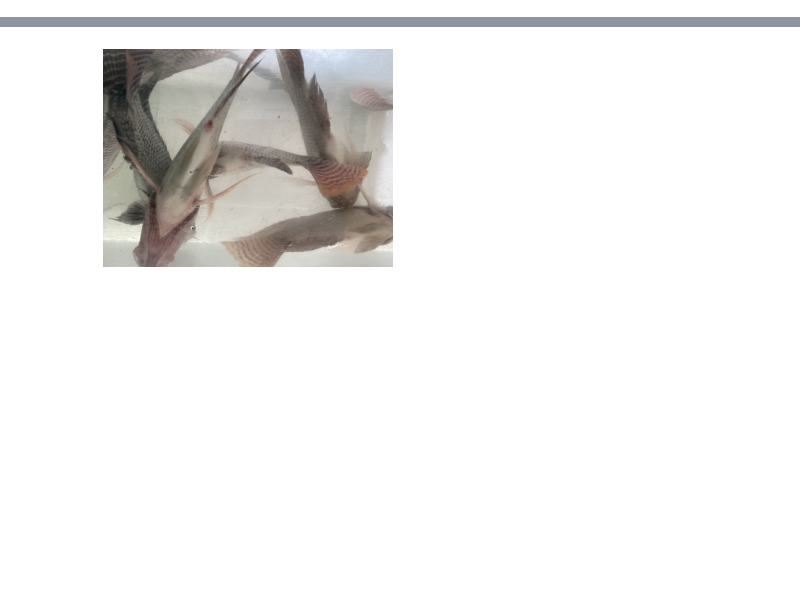
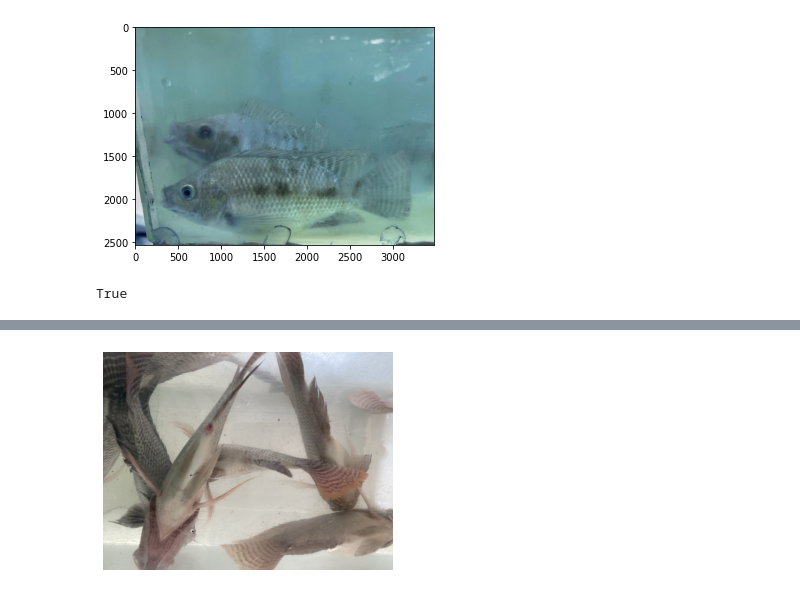
Before and after one commit to Julie-Ycay/Julie-Ycay, a Jupyter notebook: Activty_2.ipynb, the cells around one changed output, grey strips where cells are left out. Cells and saved outputs as stored; diff of their text form; code cells hidden in the pictures; blank space fills up the shorter version.

```diff
--- a/Activty_2.ipynb
+++ b/Activty_2.ipynb
@@ -15,0 +18,10 @@ plt.show()
+# %%
+img1_color = plt.imread("/Female_Body5.JPG", 1)
+plt.imshow(cv2.cvtColor(img1_color, cv2.COLOR_BGR2RGB))
+plt.show()
+# %% [output]
+[figure, added]
+# %%
+cv2.imwrite("img1_color.jpg",img1_color)
+# %% [output]
+True
```
Also changed, not shown: parts of 16 cells of this notebook.
